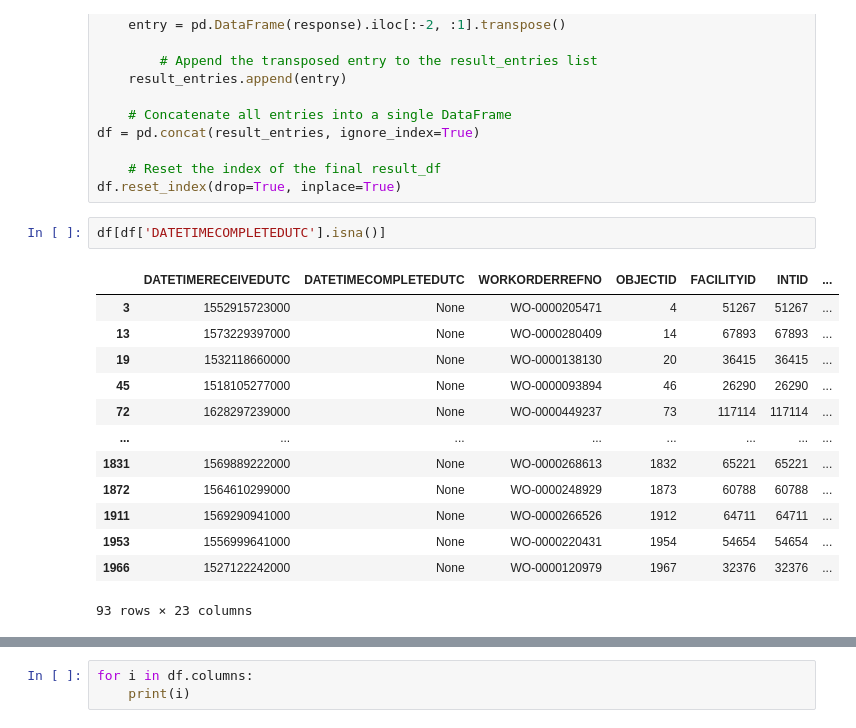
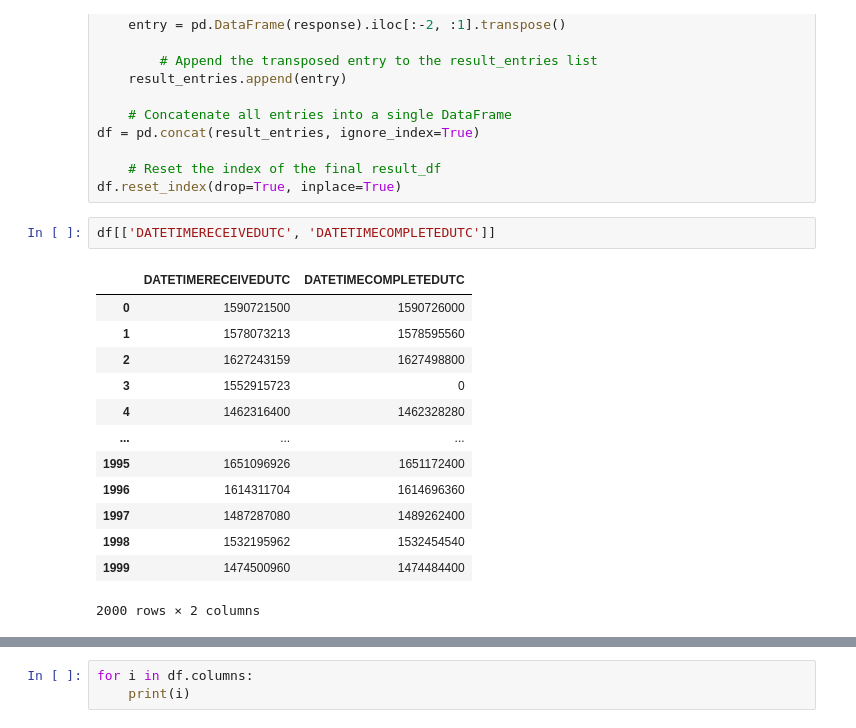
Before and after one commit to DerikVo/San_Jose_illegal_Dumping, a Jupyter notebook: src/explore_file.ipynb, the cells around one changed output, grey strips where cells are left out. Cells and saved outputs as stored; diff of their text form.

```diff
--- a/src/explore_file.ipynb
+++ b/src/explore_file.ipynb
@@ -101,18 +102,18 @@ df = pd.concat(result_entries, ignore_index=True)
     # Reset the index of the final result_df
 df.reset_index(drop=True, inplace=True)
 # %%
-df[df['DATETIMECOMPLETEDUTC'].isna()]
+df[['DATETIMERECEIVEDUTC', 'DATETIMECOMPLETEDUTC']]
 # %% [output]
-|  | DATETIMERECEIVEDUTC | DATETIMECOMPLETEDUTC | WORKORDERREFNO | OBJECTID | FACILITYID | INTID | ... |
-| 3 | 1552915723000 | None | WO-0000205471 | 4 | 51267 | 51267 | ... |
-| 13 | 1573229397000 | None | WO-0000280409 | 14 | 67893 | 67893 | ... |
-| 19 | 1532118660000 | None | WO-0000138130 | 20 | 36415 | 36415 | ... |
-| 45 | 1518105277000 | None | WO-0000093894 | 46 | 26290 | 26290 | ... |
-| 72 | 1628297239000 | None | WO-0000449237 | 73 | 117114 | 117114 | ... |
-| ... | ... | ... | ... | ... | ... | ... | ... |
-| 1831 | 1569889222000 | None | WO-0000268613 | 1832 | 65221 | 65221 | ... |
-| 1872 | 1564610299000 | None | WO-0000248929 | 1873 | 60788 | 60788 | ... |
-| 1911 | 1569290941000 | None | WO-0000266526 | 1912 | 64711 | 64711 | ... |
-| 1953 | 1556999641000 | None | WO-0000220431 | 1954 | 54654 | 54654 | ... |
-| 1966 | 1527122242000 | None | WO-0000120979 | 1967 | 32376 | 32376 | ... |
+|  | DATETIMERECEIVEDUTC | DATETIMECOMPLETEDUTC |
+| 0 | 1590721500 | 1590726000 |
+| 1 | 1578073213 | 1578595560 |
+| 2 | 1627243159 | 1627498800 |
+| 3 | 1552915723 | 0 |
+| 4 | 1462316400 | 1462328280 |
+| ... | ... | ... |
+| 1995 | 1651096926 | 1651172400 |
+| 1996 | 1614311704 | 1614696360 |
+| 1997 | 1487287080 | 1489262400 |
+| 1998 | 1532195962 | 1532454540 |
+| 1999 | 1474500960 | 1474484400 |
-93 rows × 23 columns
+2000 rows × 2 columns
```
Also changed, not shown: parts of 8 cells of this notebook, 5 other files.
